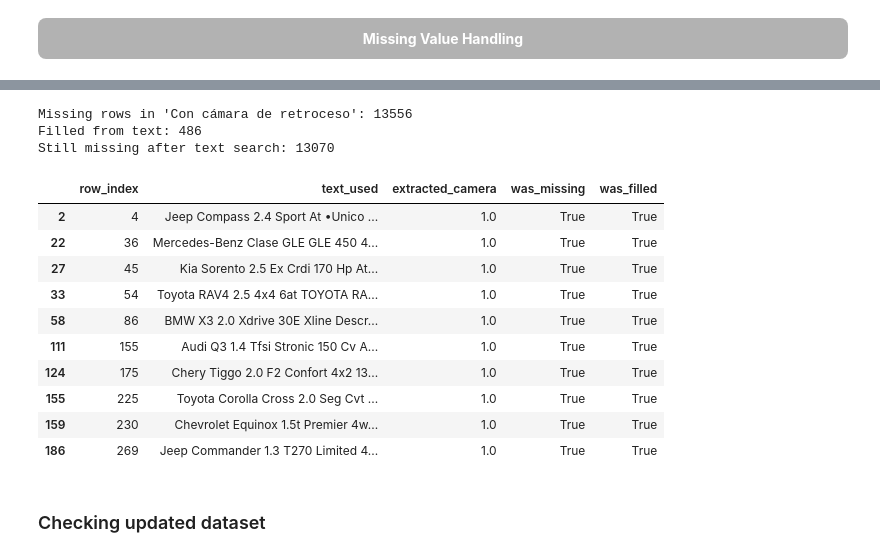
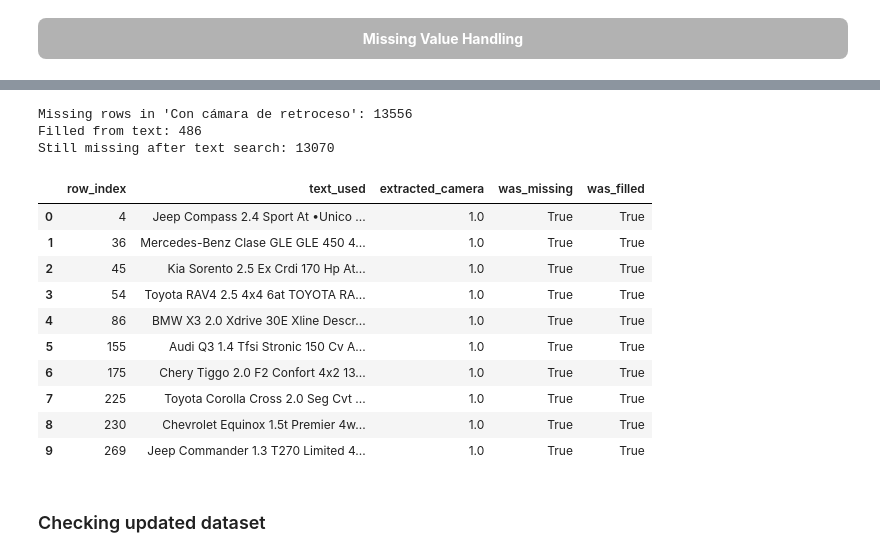
Before and after one commit to abrildiaco/TP_Final_ML, a Jupyter notebook: notebooks/eda.ipynb, the cells around one changed output, grey strips where cells are left out. Cells and saved outputs as stored; diff of their text form; code cells hidden in the pictures.

```diff
--- a/notebooks/eda.ipynb
+++ b/notebooks/eda.ipynb
@@ -529,15 +538,13 @@ Missing Value Handling
 # %%
-color_summary, color_row_mentions = eda.count_category_mentions_in_text(
+color_row_mentions = eda.count_category_mentions_in_text(
     dataset_processed,
     target_col="Color",
     text_cols=("Título", "Descripción", "Versión"),
     category_map=COLOR_MAP,
+    only_missing_target=True,
+    only_rows_with_mentions=True,
 )
 
-# Only rows where color is missing but is mentioned
-color_row_mentions[
-    (color_row_mentions["Color_is_missing"])
-    & (color_row_mentions["n_category_mentions"] > 0)
-]
+color_row_mentions
 # %% [output]
 |  | row_index | Color_is_missing | matched_categories | n_category_mentions |
@@ -670,10 +668,10 @@ dataset_processed, engine_audit = prep.fill_missing_from_text(
     target_col="Motor",
     text_cols=("Versión", "Título", "Descripción"),
     extractor=prep.extract_engine_liters_from_text,
-    extracted_col_name="extracted_liters",
+    extracted_col_name="extracted_engine",
 )
 
-engine_audit[engine_audit["was_filled"]].head(10)
+engine_audit.head(10)
 # %% [output]
 Missing rows in 'Motor': 38
 Filled from text: 21
@@ -713,17 +712,15 @@ TRANSMISSION_MAP_TEXT = {
     ],
 }
 # %%
-transmission_summary, transmission_row_mentions = eda.count_category_mentions_in_text(
+transmission_row_mentions = eda.count_category_mentions_in_text(
     dataset_processed,
-    target_col = "Transmisión",
+    target_col="Transmisión",
     text_cols=("Título", "Descripción", "Versión"),
     category_map=TRANSMISSION_MAP_TEXT,
+    only_missing_target=True,
+    only_rows_with_mentions=True,
 )
 
-# Only rows where transmission is missing but is mentioned
-transmission_row_mentions[
-    (transmission_row_mentions["Transmisión_is_missing"])
-    & (transmission_row_mentions["n_category_mentions"] > 0)
-]
+transmission_row_mentions
 # %% [output]
 |  | row_index | Transmisión_is_missing | matched_categories | n_category_mentions |
@@ -758,28 +786,28 @@ Imprimimos todas las muestras en donde hayan valores faltantes en la columna Con
 # %%
 dataset_processed, camera_audit = prep.fill_missing_from_text(
     dataset_processed,
     target_col="Con cámara de retroceso",
     text_cols=("Título", "Descripción", "Versión"),
     extractor=prep.extract_backup_camera,
     extracted_col_name="extracted_camera",
 )
 
-camera_audit[camera_audit["was_filled"]].head(10)
+camera_audit.head(10)
 # %% [output]
 Missing rows in 'Con cámara de retroceso': 13556
 Filled from text: 486
 Still missing after text search: 13070
 |  | row_index | text_used | extracted_camera | was_missing | was_filled |
-| 2 | 4 | Jeep Compass 2.4 Sport At •Unico ... | 1.0 | True | True |
-| 22 | 36 | Mercedes-Benz Clase GLE GLE 450 4... | 1.0 | True | True |
-| 27 | 45 | Kia Sorento 2.5 Ex Crdi 170 Hp At... | 1.0 | True | True |
-| 33 | 54 | Toyota RAV4 2.5 4x4 6at TOYOTA RA... | 1.0 | True | True |
-| 58 | 86 | BMW X3 2.0 Xdrive 30E Xline Descr... | 1.0 | True | True |
-| 111 | 155 | Audi Q3 1.4 Tfsi Stronic 150 Cv A... | 1.0 | True | True |
-| 124 | 175 | Chery Tiggo 2.0 F2 Confort 4x2 13... | 1.0 | True | True |
-| 155 | 225 | Toyota Corolla Cross 2.0 Seg Cvt ... | 1.0 | True | True |
-| 159 | 230 | Chevrolet Equinox 1.5t Premier 4w... | 1.0 | True | True |
-| 186 | 269 | Jeep Commander 1.3 T270 Limited 4... | 1.0 | True | True |
+| 0 | 4 | Jeep Compass 2.4 Sport At •Unico ... | 1.0 | True | True |
+| 1 | 36 | Mercedes-Benz Clase GLE GLE 450 4... | 1.0 | True | True |
+| 2 | 45 | Kia Sorento 2.5 Ex Crdi 170 Hp At... | 1.0 | True | True |
+| 3 | 54 | Toyota RAV4 2.5 4x4 6at TOYOTA RA... | 1.0 | True | True |
+| 4 | 86 | BMW X3 2.0 Xdrive 30E Xline Descr... | 1.0 | True | True |
+| 5 | 155 | Audi Q3 1.4 Tfsi Stronic 150 Cv A... | 1.0 | True | True |
+| 6 | 175 | Chery Tiggo 2.0 F2 Confort 4x2 13... | 1.0 | True | True |
+| 7 | 225 | Toyota Corolla Cross 2.0 Seg Cvt ... | 1.0 | True | True |
+| 8 | 230 | Chevrolet Equinox 1.5t Premier 4w... | 1.0 | True | True |
+| 9 | 269 | Jeep Commander 1.3 T270 Limited 4... | 1.0 | True | True |
 # %% [markdown]
 ### Checking updated dataset
 # %%
```
Also changed, not shown: parts of 43 cells of this notebook, 2 other files.
